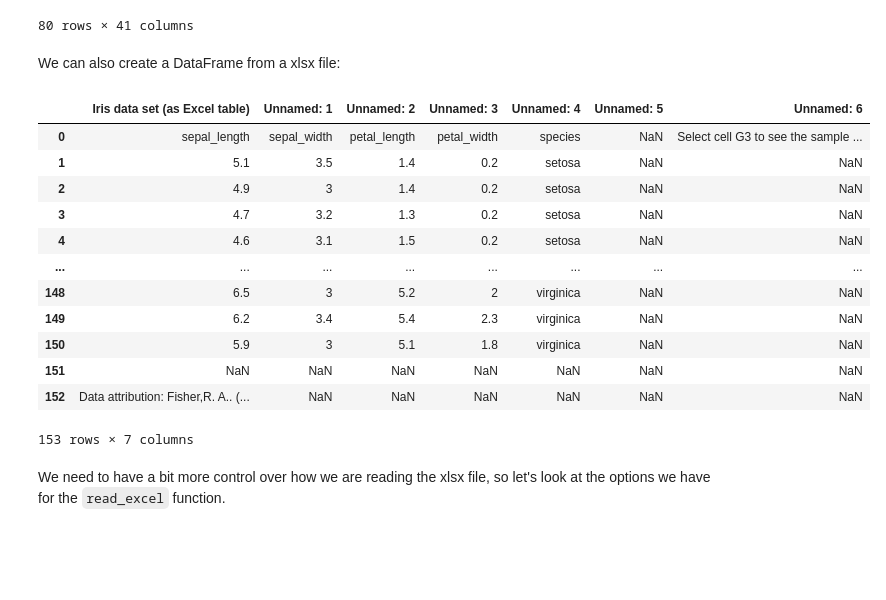
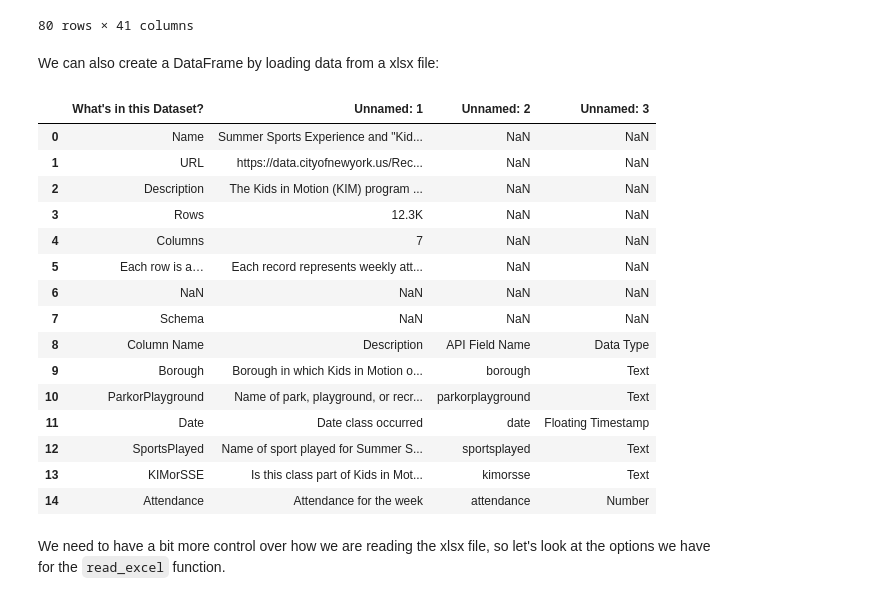
Before and after one commit to crazy4pi314/snakes-in-a-grid, a Jupyter notebook: 2_work-with-pandas.ipynb, the cells around one changed output. Cells and saved outputs as stored; diff of their text form; code cells hidden in the pictures; blank space fills up the shorter version.

Commit message:
updating samples

```diff
--- a/2_work-with-pandas.ipynb
+++ b/2_work-with-pandas.ipynb
@@ -34,24 +37,27 @@ acnh_fish_df
 | 79 | 53 | zebra turkeyfish | 500 | Sea | Medium | 0 | 6–8 | No | ... |
 80 rows × 41 columns
 # %% [markdown]
-We can also create a DataFrame from a xlsx file:
+We can also create a DataFrame by loading data from a xlsx file:
 # %%
-iris_df = pd.read_excel("sample_data/iris-data.xlsx")
-iris_df
+sports_df = pd.read_excel("sample-data/summer-sports.xlsx")
+sports_df
 # %% [output]
-|  | Iris data set (as Excel table) | Unnamed: 1 | Unnamed: 2 | Unnamed: 3 | Unnamed: 4 | Unnamed: 5 | Unnamed: 6 |
-| 0 | sepal_length | sepal_width | petal_length | petal_width | species | NaN | Select cell G3 to see the sample ... |
-| 1 | 5.1 | 3.5 | 1.4 | 0.2 | setosa | NaN | NaN |
-| 2 | 4.9 | 3 | 1.4 | 0.2 | setosa | NaN | NaN |
-| 3 | 4.7 | 3.2 | 1.3 | 0.2 | setosa | NaN | NaN |
-| 4 | 4.6 | 3.1 | 1.5 | 0.2 | setosa | NaN | NaN |
-| ... | ... | ... | ... | ... | ... | ... | ... |
-| 148 | 6.5 | 3 | 5.2 | 2 | virginica | NaN | NaN |
-| 149 | 6.2 | 3.4 | 5.4 | 2.3 | virginica | NaN | NaN |
-| 150 | 5.9 | 3 | 5.1 | 1.8 | virginica | NaN | NaN |
-| 151 | NaN | NaN | NaN | NaN | NaN | NaN | NaN |
-| 152 | Data attribution: Fisher,R. A.. (... | NaN | NaN | NaN | NaN | NaN | NaN |
+|  | What's in this Dataset? | Unnamed: 1 | Unnamed: 2 | Unnamed: 3 |
+| 0 | Name | Summer Sports Experience and "Kid... | NaN | NaN |
+| 1 | URL | https://data.cityofnewyork.us/Rec... | NaN | NaN |
+| 2 | Description | The Kids in Motion (KIM) program ... | NaN | NaN |
+| 3 | Rows | 12.3K | NaN | NaN |
+| 4 | Columns | 7 | NaN | NaN |
+| 5 | Each row is a… | Each record represents weekly att... | NaN | NaN |
+| 6 | NaN | NaN | NaN | NaN |
+| 7 | Schema | NaN | NaN | NaN |
+| 8 | Column Name | Description | API Field Name | Data Type |
+| 9 | Borough | Borough in which Kids in Motion o... | borough | Text |
+| 10 | ParkorPlayground | Name of park, playground, or recr... | parkorplayground | Text |
+| 11 | Date | Date class occurred | date | Floating Timestamp |
+| 12 | SportsPlayed | Name of sport played for Summer S... | sportsplayed | Text |
+| 13 | KIMorSSE | Is this class part of Kids in Mot... | kimorsse | Text |
+| 14 | Attendance | Attendance for the week | attendance | Number |
-153 rows × 7 columns
 # %% [markdown]
 We need to have a bit more control over how we are reading the xlsx file, so let's look at the options we have for the `read_excel` function.
 # %%
```
Also changed, not shown: parts of 27 cells of this notebook, 20 other files.
